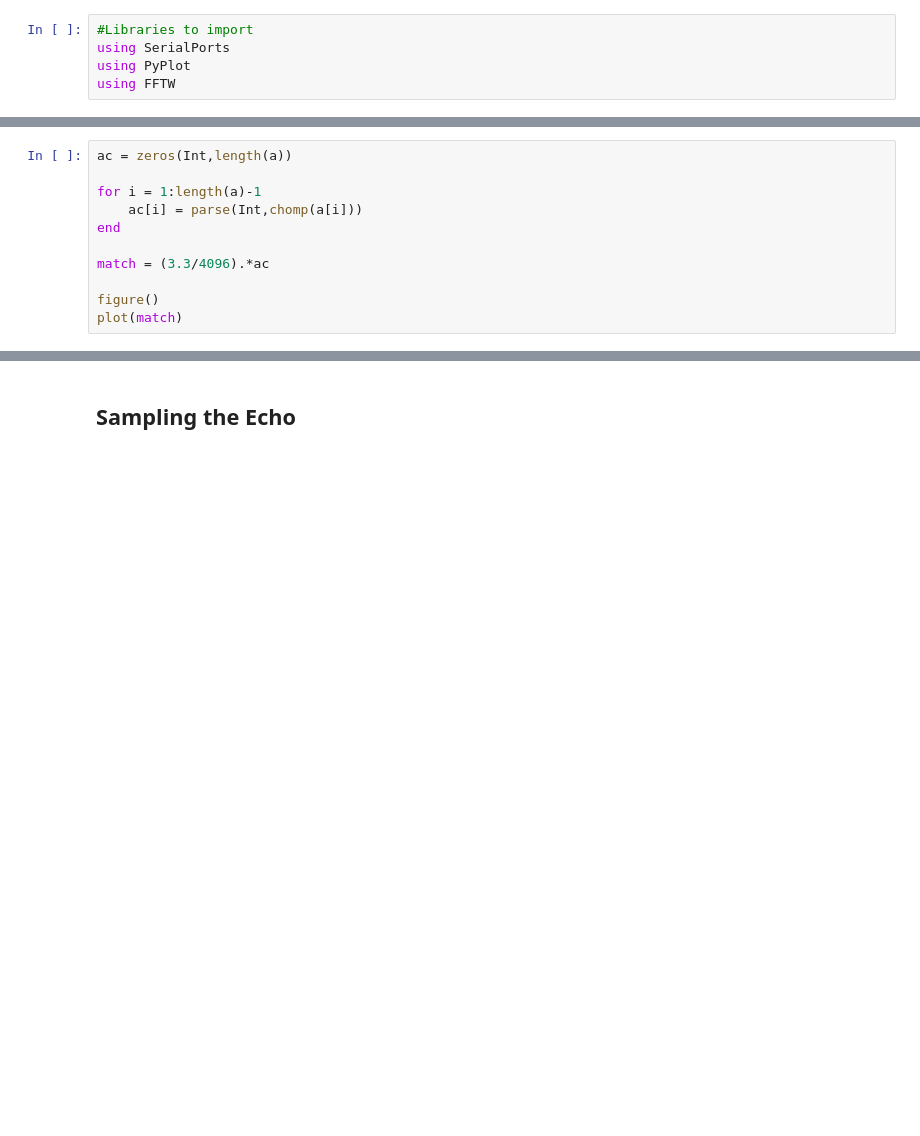
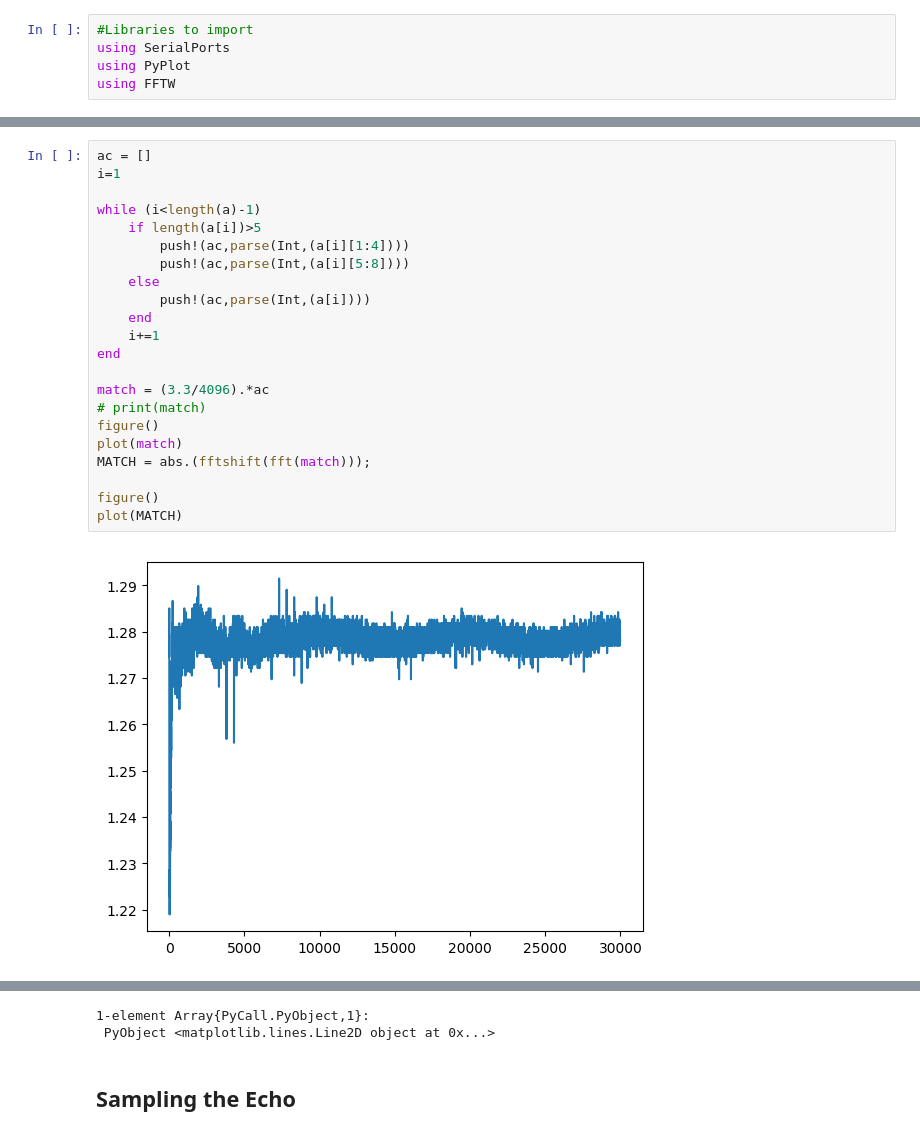
Before and after one commit to Niceta-Nduku/Sonar-Design-Project, a Jupyter notebook: Receive Processing.ipynb, the cells around one changed output, grey strips where cells are left out. Cells and saved outputs as stored; diff of their text form; blank space fills up the shorter version.

```diff
--- a/Receive Processing.ipynb
+++ b/Receive Processing.ipynb
@@ -55,11 +60,24 @@ end
 # %%
-ac = zeros(Int,length(a))
+ac = []
+i=1
 
-for i = 1:length(a)-1
-    ac[i] = parse(Int,chomp(a[i]))
+while (i<length(a)-1)
+    if length(a[i])>5
+        push!(ac,parse(Int,(a[i][1:4])))
+        push!(ac,parse(Int,(a[i][5:8])))
+    else
+        push!(ac,parse(Int,(a[i])))
+    end
+    i+=1
 end
 
 match = (3.3/4096).*ac
+# print(match)
+figure()
+plot(match)
+MATCH = abs.(fftshift(fft(match)));
 
 figure()
-plot(match)
+plot(MATCH)
+# %% [output]
+[figure, added]
@@ -66,3 +85,5 @@ plot(match)
+1-element Array{PyCall.PyObject,1}:
+ PyObject <matplotlib.lines.Line2D object at 0x...>
 # %% [markdown]
 ## Sampling the Echo
 # %%
```
Also changed, not shown: parts of 14 cells of this notebook, 9 other files.
